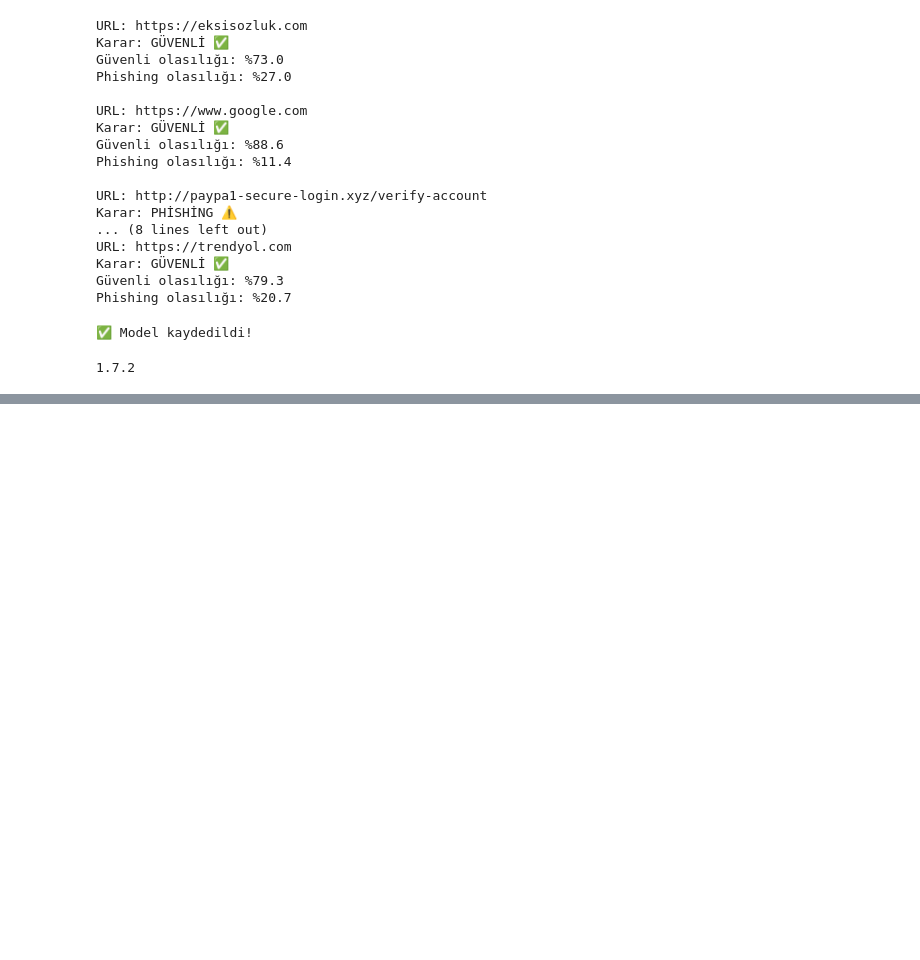
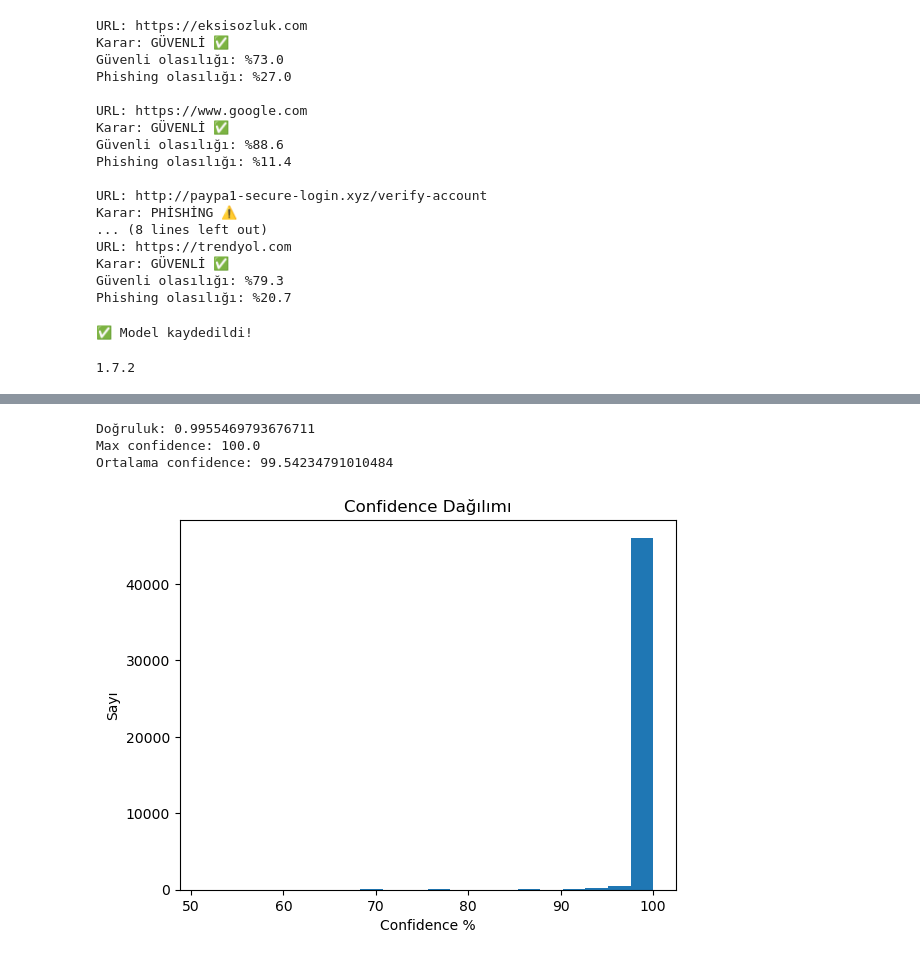
Before and after one commit to cemrebalci/PhishAnalyzer, a Jupyter notebook: model/PhishAnalyzer_Model_v2.ipynb, the cells around one changed output, grey strips where cells are left out. Cells and saved outputs as stored; diff of their text form; code cells hidden in the pictures; blank space fills up the shorter version.

```diff
--- a/model/PhishAnalyzer_Model_v2.ipynb
+++ b/model/PhishAnalyzer_Model_v2.ipynb
@@ -390,0 +638,50 @@ print(sklearn.__version__)
+# %%
+features_v2 = [
+    'URLLength', 'IsHTTPS', 'NoOfSubDomain', 'IsDomainIP',
+    'URLSimilarityIndex', 'TLDLegitimateProb', 'HasObfuscation',
+    'NoOfObfuscatedChar', 'HasPasswordField', 'Bank', 'Pay',
+    'Crypto', 'DegitRatioInURL', 'NoOfAmpersandInURL',
+    'SpecialCharRatio', 'DigitRatioInDomain', 'SubdomainDepth',
+    'PathLength', 'QueryParamCount', 'HasAtSymbol',
+    'HasDoubleSlash', 'DomainLength'
+]
+
+X_v2 = df_v2[features_v2]
+y_v2 = df_v2['label']
+
+X_train_v2, X_test_v2, y_train_v2, y_test_v2 = train_test_split(
+    X_v2, y_v2, test_size=0.2, random_state=42
+)
+
+base_v2 = RandomForestClassifier(
+    n_estimators=200,
+    class_weight='balanced',
+    random_state=42,
+    max_depth=12,
+    min_samples_leaf=20,
+    min_samples_split=10
+)
+
+model_v2_new = CalibratedClassifierCV(base_v2, cv=3, method='isotonic')
+model_v2_new.fit(X_train_v2, y_train_v2)
+
+y_pred = model_v2_new.predict(X_test_v2)
+prob = model_v2_new.predict_proba(X_test_v2)
+
+print("Doğruluk:", accuracy_score(y_test_v2, y_pred))
+print("Max confidence:", prob.max() * 100)
+print("Ortalama confidence:", prob.max(axis=1).mean() * 100)
+
+# Dağılımı gör
+import matplotlib.pyplot as plt
+confidences = prob.max(axis=1) * 100
+plt.hist(confidences, bins=20)
+plt.xlabel('Confidence %')
+plt.ylabel('Sayı')
+plt.title('Confidence Dağılımı')
+plt.show()
+# %% [output]
+Doğruluk: 0.9955469793676711
+Max confidence: 100.0
+Ortalama confidence: 99.54234791010484
+[figure, added]
```
Also changed, not shown: parts of 10 cells of this notebook, 5 other files.
